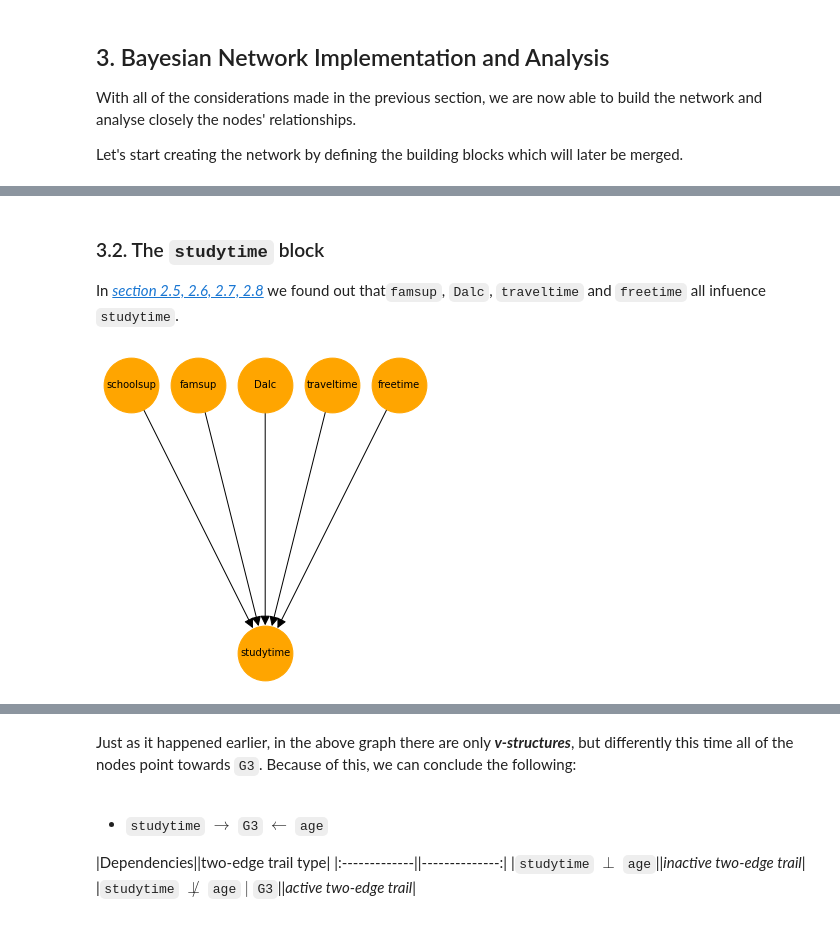
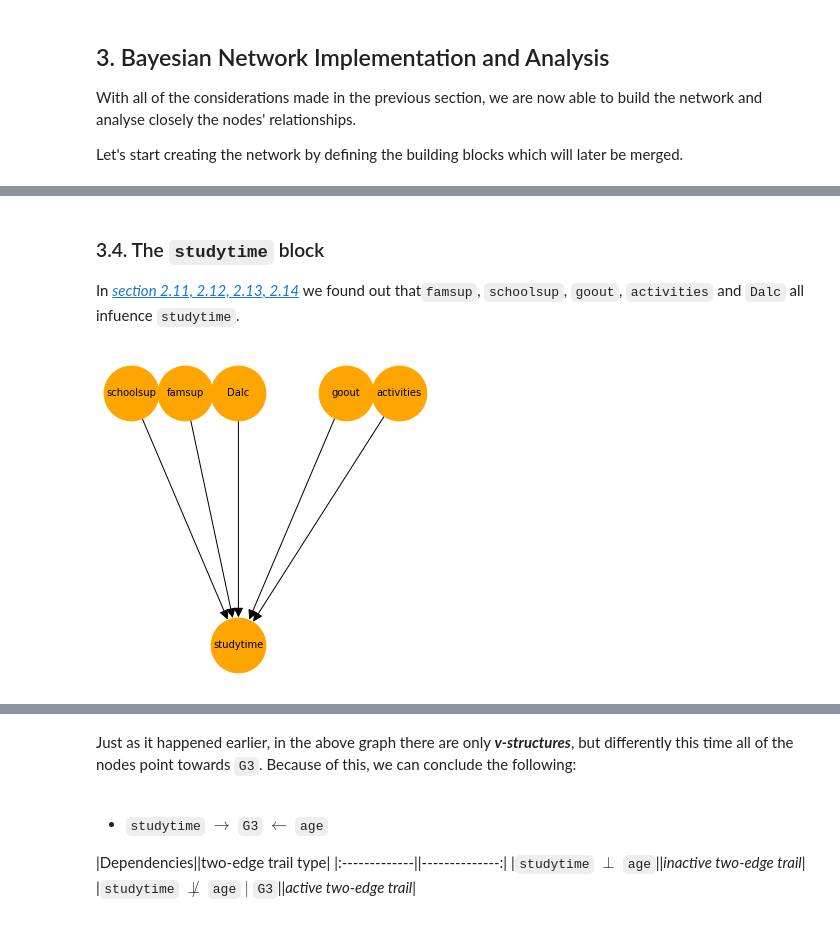
Before and after one commit to Mikalb98/StudentAnalysis-BayesianNetwork, a Jupyter notebook: BayesianModel_Albarello_Nestola.ipynb, the cells around one changed output, grey strips where cells are left out. Drawn from its saved outputs; the diff is of its cells as text; code cells hidden in the pictures.

```diff
--- a/BayesianModel_Albarello_Nestola.ipynb
+++ b/BayesianModel_Albarello_Nestola.ipynb
@@ -1387,41 +1567,43 @@ The same conclusions are valid  if we consider `Fedu` instead of `Medu`:
 # %% [markdown]
-### 3.2. The `studytime` block
+### 3.4. The `studytime` block
 
-In <a href="#studytime_block">*section 2.5, 2.6, 2.7, 2.8*</a> we found out that`famsup`, `Dalc`, `traveltime` and `freetime` all infuence `studytime`.
+In <a href="#studytime_block">*section 2.11, 2.12, 2.13, 2.14*</a> we found out that`famsup`, `schoolsup`, `goout`, `activities` and `Dalc` all infuence `studytime`.
 # %%
 #----------Definition of the building block----------
 
-block2 = BayesianNetwork([
+block4 = BayesianNetwork([
                          ('schoolsup','studytime'),
                          ('famsup','studytime'),
                          ('Dalc','studytime'),
-                         ('traveltime', 'studytime'),
-                         ('freetime', 'studytime')
+                         ('activities','studytime'),
+                         ('goout', 'studytime')
                        ])
 
 #--------Representation of the building block--------
 
 #Nodes Coordinates:
-pos2 = {'schoolsup' : (0,1),
+pos4 = {'schoolsup' : (0,1),
        'famsup' : (1,1),
        'studytime' : (2,0),
        'Dalc' : (2,1),
        'traveltime' : (3,1),
-       'freetime' : (4,1)
+       'goout' : (4,1),
+       'activities' : (5,1),
+
       }
 
 #Options:
-options2 = {
+options4 = {
     'node_size': 3000,
     'width': 1,
     'arrowsize': 20,
     'font_size': 10
 }
 
 plt.figure(figsize=(4.5, 4.5))
-nx.draw(block2, pos=pos2, node_color="orange", with_labels=True, **options2)
+nx.draw(block4, pos=pos4, node_color="orange", with_labels=True, **options4)
 # %% [output]
-[figure, old version]
+[figure, new version]
 # %% [markdown]
 In the above graph, there are only ***v-structures*** as all of the nodes point towards `studytime`. Because of this, we can conclude the following:
 
```
Also changed, not shown: parts of 116 cells of this notebook, 1 other file.
